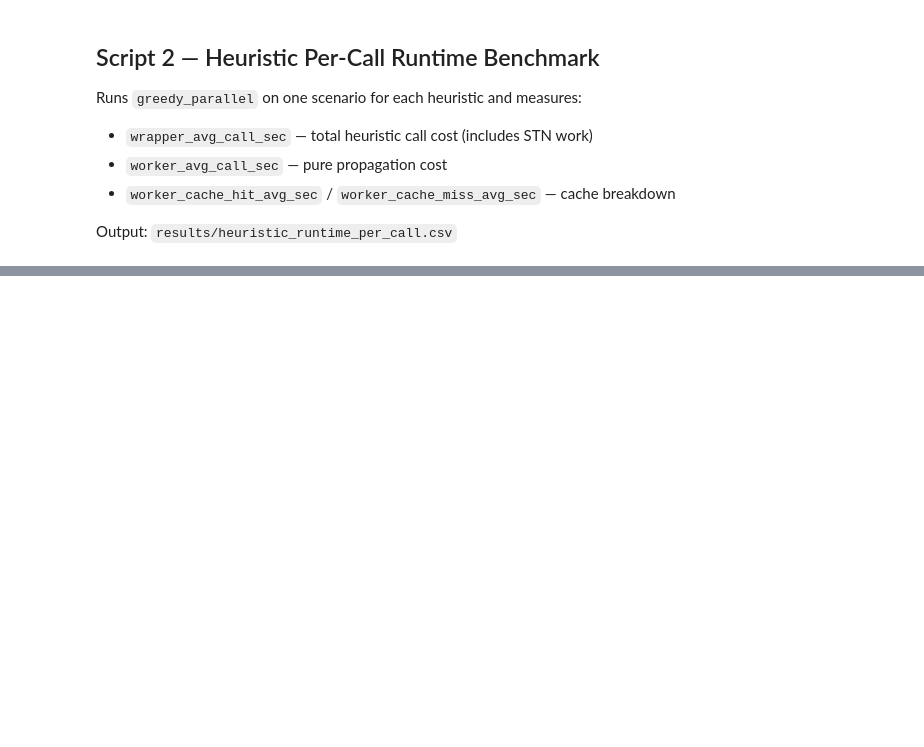
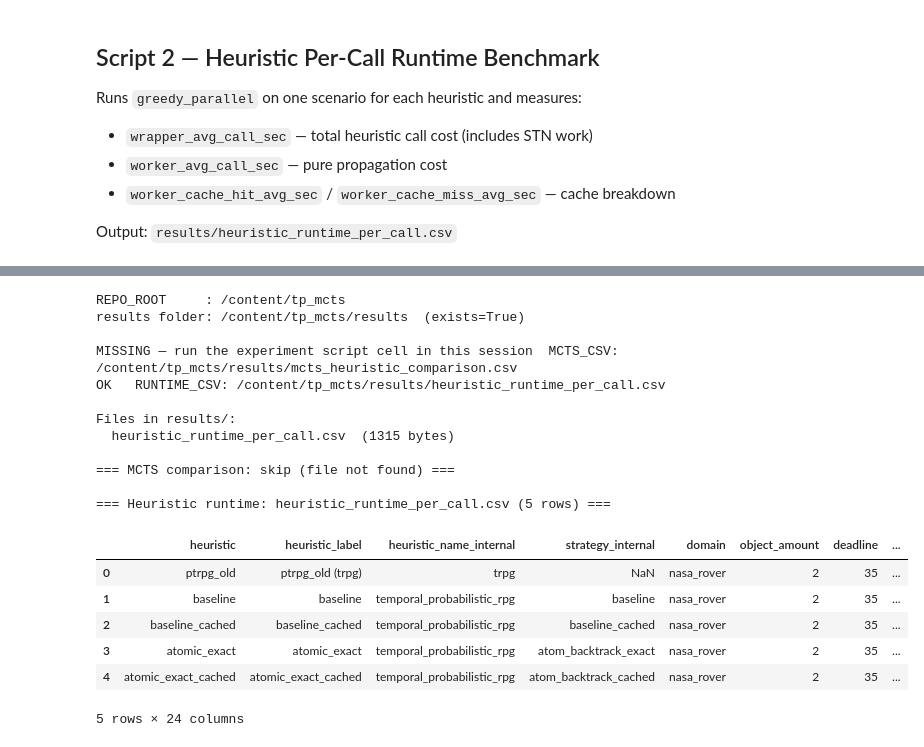
Before and after one commit to eliezerRevach/TP_MCTS, a Jupyter notebook: experiments.ipynb, the cells around one changed output, grey strips where cells are left out. Saved outputs shown, nothing was run; the diff lists cells and outputs as text; code cells hidden in the pictures; blank space fills up the shorter version.

```diff
--- a/experiments.ipynb
+++ b/experiments.ipynb
@@ -165,0 +363,68 @@ print(df_sorted.to_string(index=False))
+# %%
+# Locate results + show CSVs in the notebook (works on Colab without using Downloads).
+from pathlib import Path
+
+try:
+    _rr = REPO_ROOT
+except NameError:
+    raise RuntimeError("Run the **Config** cell first (defines REPO_ROOT, MCTS_CSV, RUNTIME_CSV).") from None
+
+results_dir = Path(REPO_ROOT) / "results"
+print(f"REPO_ROOT     : {REPO_ROOT}")
+print(f"results folder: {results_dir}  (exists={results_dir.is_dir()})")
+print()
+
+for label, path_str in [("MCTS_CSV", MCTS_CSV), ("RUNTIME_CSV", RUNTIME_CSV)]:
+    p = Path(path_str)
+    st = "OK " if p.is_file() else "MISSING — run the experiment script cell in this session"
+    print(f"{st}  {label}: {p}")
+
+if results_dir.is_dir():
+    print("\nFiles in results/:")
+    for f in sorted(results_dir.iterdir()):
+        if f.is_file():
+            print(f"  {f.name}  ({f.stat().st_size} bytes)")
+
+import pandas as pd
+from IPython.display import display
+
+for label, path_str in [("MCTS comparison", MCTS_CSV), ("Heuristic runtime", RUNTIME_CSV)]:
+    p = Path(path_str)
+    if p.is_file():
+        df = pd.read_csv(p)
+        print(f"\n=== {label}: {p.name} ({len(df)} rows) ===")
+        display(df)
+    else:
+        print(f"\n=== {label}: skip (file not found) ===")
+
+# --- Optional: persist on Google Drive (uncomment, run mount cell first) ---
+# from google.colab import drive
+# drive.mount("/content/drive")
+# import shutil
+# dest = Path("/content/drive/MyDrive/Colab_TP_MCTS_results")
+# dest.mkdir(parents=True, exist_ok=True)
+# for path_str in [MCTS_CSV, RUNTIME_CSV]:
+#     p = Path(path_str)
+#     if p.is_file():
+#         shutil.copy2(p, dest / p.name)
+#         print("Copied to Drive:", dest / p.name)
+# %% [output]
+REPO_ROOT     : /content/tp_mcts
+results folder: /content/tp_mcts/results  (exists=True)
+
+MISSING — run the experiment script cell in this session  MCTS_CSV: /content/tp_mcts/results/mcts_heuristic_comparison.csv
+OK   RUNTIME_CSV: /content/tp_mcts/results/heuristic_runtime_per_call.csv
+
+Files in results/:
+  heuristic_runtime_per_call.csv  (1315 bytes)
+
+=== MCTS comparison: skip (file not found) ===
+
+=== Heuristic runtime: heuristic_runtime_per_call.csv (5 rows) ===
+|  | heuristic | heuristic_label | heuristic_name_internal | strategy_internal | domain | object_amount | deadline | ... |
+| 0 | ptrpg_old | ptrpg_old (trpg) | trpg | NaN | nasa_rover | 2 | 35 | ... |
+| 1 | baseline | baseline | temporal_probabilistic_rpg | baseline | nasa_rover | 2 | 35 | ... |
+| 2 | baseline_cached | baseline_cached | temporal_probabilistic_rpg | baseline_cached | nasa_rover | 2 | 35 | ... |
+| 3 | atomic_exact | atomic_exact | temporal_probabilistic_rpg | atom_backtrack_exact | nasa_rover | 2 | 35 | ... |
+| 4 | atomic_exact_cached | atomic_exact_cached | temporal_probabilistic_rpg | atom_backtrack_cached | nasa_rover | 2 | 35 | ... |
+5 rows × 24 columns
```
Also changed, not shown: parts of 8 cells of this notebook, 2 other files.
